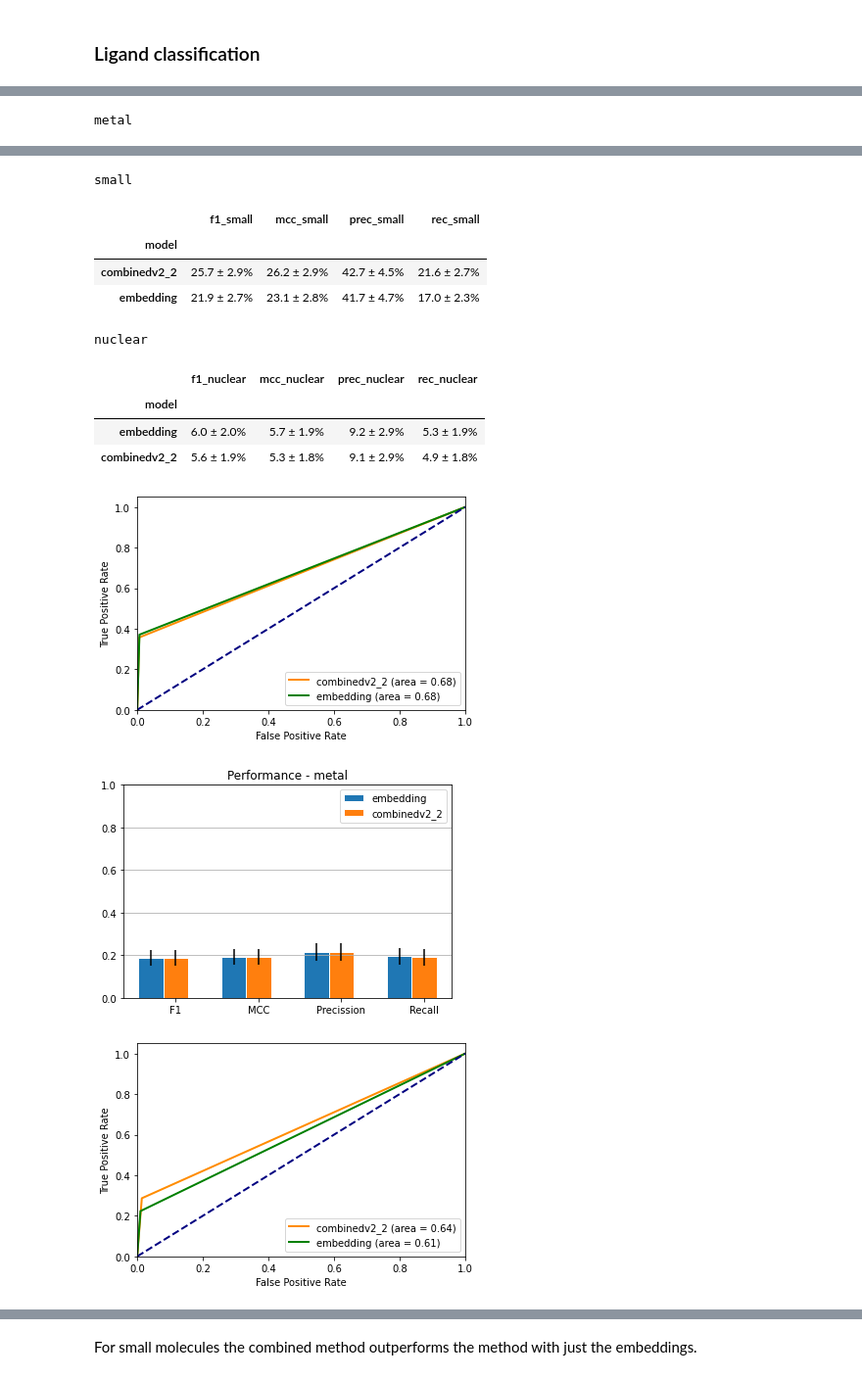
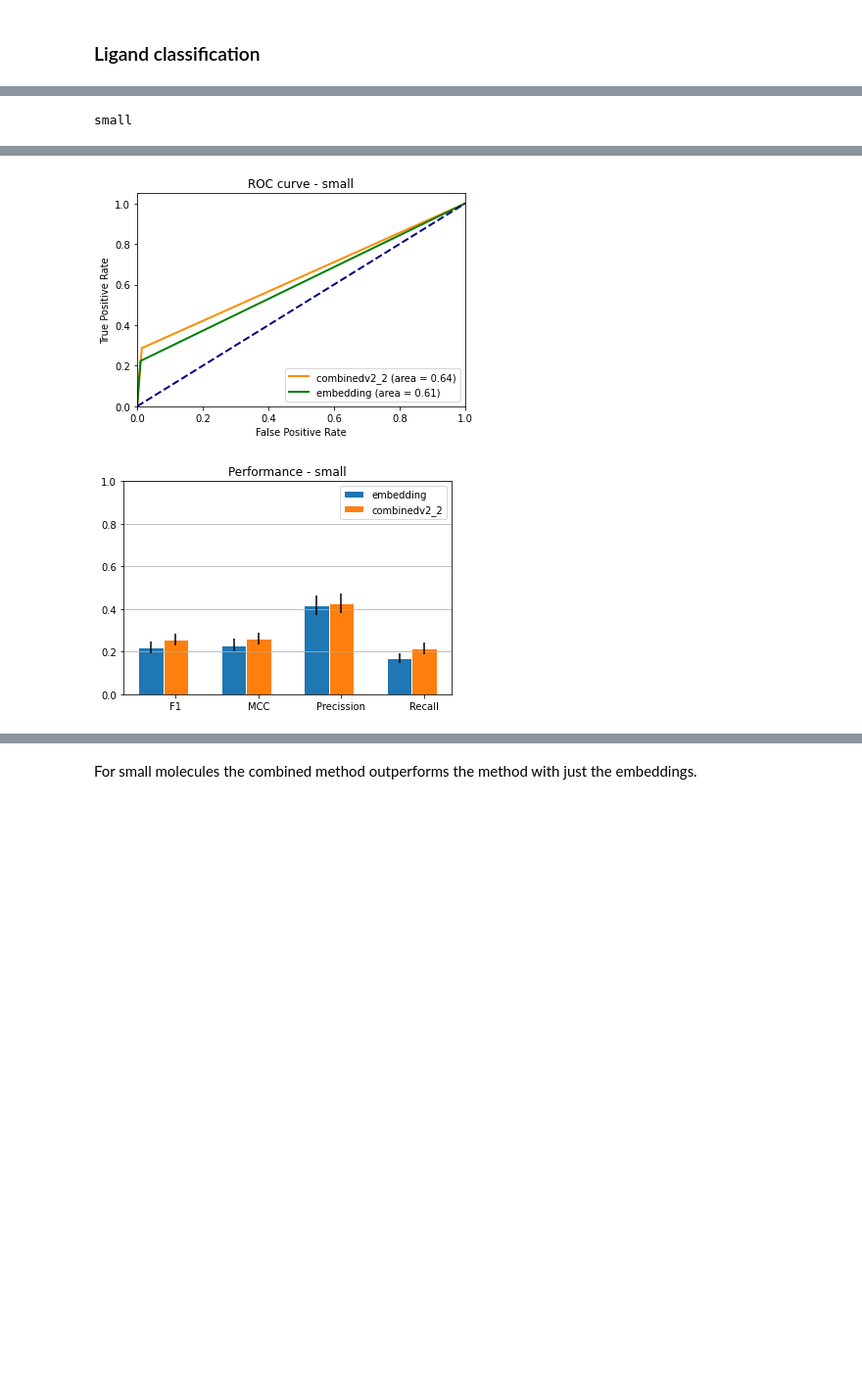
Before and after one commit to gtsitsiridis/bind-af2-embed, a Jupyter notebook: notebooks/train_notebook.ipynb, the cells around one changed output, grey strips where cells are left out. Shown at 98% size. Saved outputs shown, nothing was run; the diff lists cells and outputs as text; code cells hidden in the pictures; blank space fills up the shorter version.

Commit message:
added new notebook to visualize predictions

```diff
--- a/notebooks/train_notebook.ipynb
+++ b/notebooks/train_notebook.ipynb
@@ -59,6 +56,7 @@ runs_df = pd.read_csv(analysis_path / 'runs.csv')
 print(runs_df)
 
 ligands=['metal', 'small', 'nuclear']
+runs_df_filtered = runs_df[(runs_df.pLDDT_filter == 70) & (runs_df.prot_length_filter == 540)]
 # %% [output]
                                run              model train_mode  data_type  \
 0          202207120223_combinedv1         combinedv1     ligand   combined
@@ -409,6 +415,27 @@ predictions = {
     'combinedv2_2': read_predictions_df(run ='202207121144_combinedv2_2', model='combinedv2_2', test=True),
     'embedding': read_predictions_df(run ='202207121113_embedding', model='embedding', test=True),
 }
+# %%
+
+def pretty_performance(df, columns):
+    df = df.sort_values(by=columns, ascending=False)
+    pretty_columns = {
+        'f1': 'F1',
+        'mcc': 'MCC',
+        'prec': 'Precission',
+        'rec': 'Recall',
+        'acc': 'Accuracy'
+    }
+
+    def _pretty(x, columns):
+        res = {}
+        for column in columns:
+            is_percentage = column.split('_')[0] != 'mcc'
+            res[column] = pretty_mean_ci(x[column], x[column + "_ci"], is_percentage=is_percentage)
+        return pd.Series(res)
+    df = df.apply(lambda x: _pretty(x, columns), axis=1)
+    df.columns = df.columns.map(lambda c: pretty_columns.get(c.split('_')[0], c))
+    return df
 # %%
 print("Total results")
 fig, ax = plt.subplots()
@@ -430,15 +457,16 @@ Total results
 [figure]
 [figure]
 # %%
-for ligand in ligands:
-    print(ligand)
-    fig, ax = plt.subplots()
-    ax.set_title("ROC curve - " + ligand)
-    plot_rocs(predictions=predictions, ax=ax, ligand=ligand)
-    columns =  ['f1_' + ligand, 'mcc_' + ligand, 'prec_' + ligand, 'rec_' + ligand]
-    display(pretty_performance(df, columns))
-    fig, ax = plt.subplots()
-    ax.set_title('Performance - ' + ligand)
-    plot_multimodel_performance(df,columns, ax)
+# for ligand in ligands:
+ligand = 'small'
+print(ligand)
+fig, ax = plt.subplots()
+ax.set_title("ROC curve - " + ligand)
+plot_rocs(predictions=predictions, ax=ax, ligand=ligand)
+columns =  ['f1_' + ligand, 'mcc_' + ligand, 'prec_' + ligand, 'rec_' + ligand]
+display(pretty_performance(df, columns))
+fig, ax = plt.subplots()
+ax.set_title('Performance - ' + ligand)
+plot_multimodel_performance(df,columns, ax)
 # %% [output]
-metal
+small
@@ -449,13 +477,2 @@ metal
-small
-|  | f1_small | mcc_small | prec_small | rec_small |
-| model |  |  |  |  |
-| combinedv2_2 | 25.7 ± 2.9% | 26.2 ± 2.9% | 42.7 ± 4.5% | 21.6 ± 2.7% |
-| embedding | 21.9 ± 2.7% | 23.1 ± 2.8% | 41.7 ± 4.7% | 17.0 ± 2.3% |
-nuclear
-|  | f1_nuclear | mcc_nuclear | prec_nuclear | rec_nuclear |
-| model |  |  |  |  |
-| embedding | 6.0 ± 2.0% | 5.7 ± 1.9% | 9.2 ± 2.9% | 5.3 ± 1.9% |
-| combinedv2_2 | 5.6 ± 1.9% | 5.3 ± 1.8% | 9.1 ± 2.9% | 4.9 ± 1.8% |
-[figure, old version]
+[figure, new version]
-[figure, old version]
+[figure, new version]
-[figure, removed]
```
Also changed, not shown: parts of 12 cells of this notebook, 13 other files.
